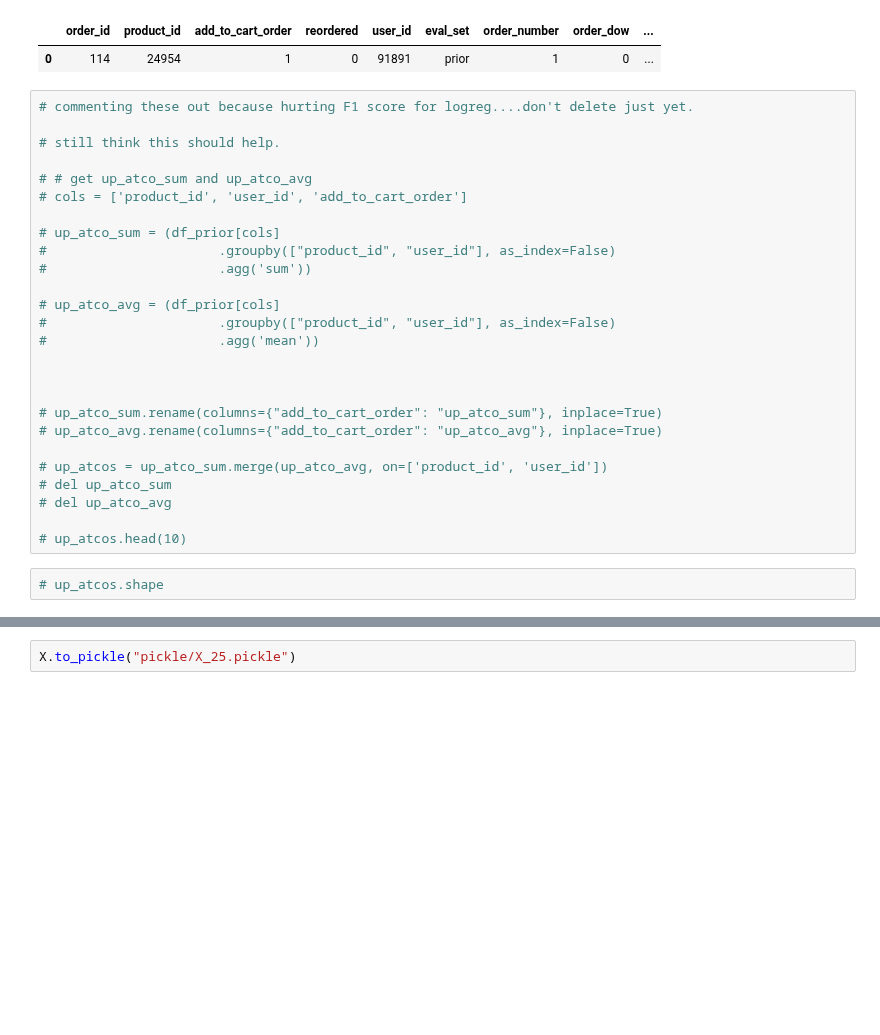
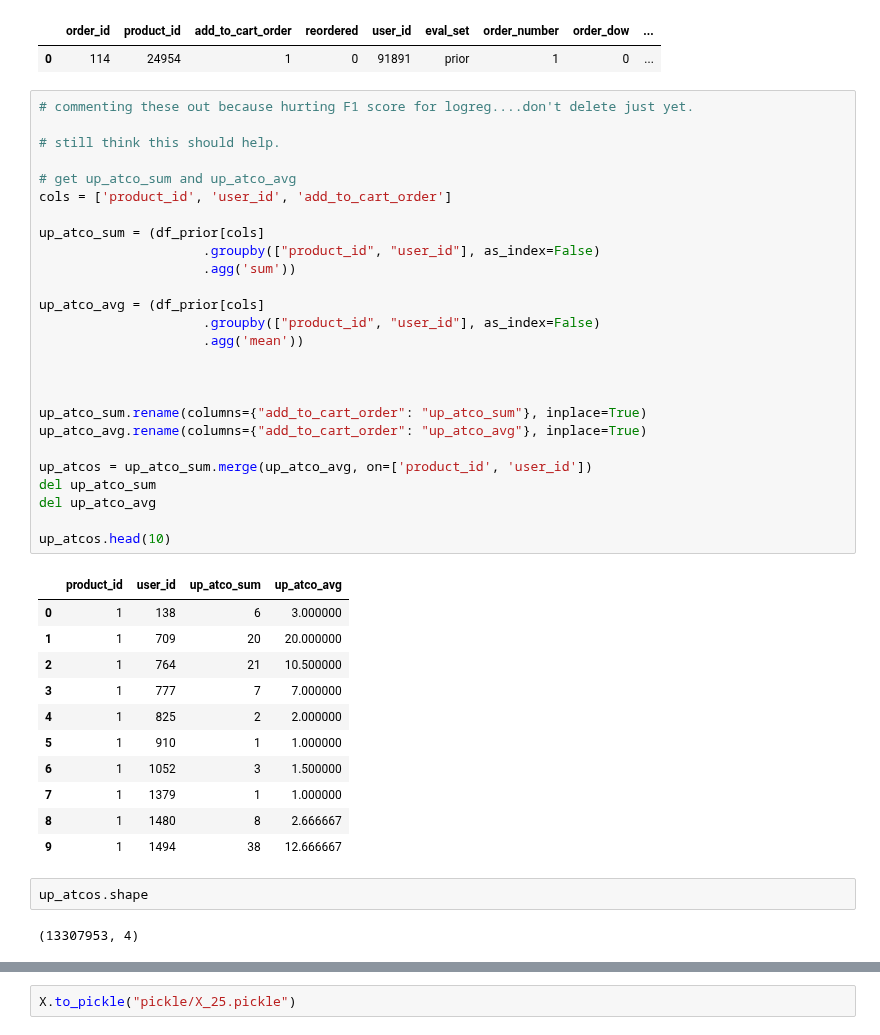
Before and after one commit to edubu2/metis-project3, a Jupyter notebook: code/feature_engineering_3.ipynb, the cells around one changed output, grey strips where cells are left out. Drawn from its saved outputs; the diff is of its cells as text; blank space fills up the shorter version.

```diff
--- a/code/feature_engineering_3.ipynb
+++ b/code/feature_engineering_3.ipynb
@@ -217,29 +234,43 @@ df_prior.head(1)
 # %%
 # commenting these out because hurting F1 score for logreg....don't delete just yet.
 
 # still think this should help.
 
-# # get up_atco_sum and up_atco_avg
-# cols = ['product_id', 'user_id', 'add_to_cart_order']
+# get up_atco_sum and up_atco_avg
+cols = ['product_id', 'user_id', 'add_to_cart_order']
 
-# up_atco_sum = (df_prior[cols]
-#                      .groupby(["product_id", "user_id"], as_index=False)
-#                      .agg('sum'))
+up_atco_sum = (df_prior[cols]
+                     .groupby(["product_id", "user_id"], as_index=False)
+                     .agg('sum'))
 
-# up_atco_avg = (df_prior[cols]
-#                      .groupby(["product_id", "user_id"], as_index=False)
-#                      .agg('mean'))
+up_atco_avg = (df_prior[cols]
+                     .groupby(["product_id", "user_id"], as_index=False)
+                     .agg('mean'))
 
 
 
-# up_atco_sum.rename(columns={"add_to_cart_order": "up_atco_sum"}, inplace=True)
-# up_atco_avg.rename(columns={"add_to_cart_order": "up_atco_avg"}, inplace=True)
+up_atco_sum.rename(columns={"add_to_cart_order": "up_atco_sum"}, inplace=True)
+up_atco_avg.rename(columns={"add_to_cart_order": "up_atco_avg"}, inplace=True)
 
-# up_atcos = up_atco_sum.merge(up_atco_avg, on=['product_id', 'user_id'])
-# del up_atco_sum
-# del up_atco_avg
+up_atcos = up_atco_sum.merge(up_atco_avg, on=['product_id', 'user_id'])
+del up_atco_sum
+del up_atco_avg
 
-# up_atcos.head(10)
+up_atcos.head(10)
+# %% [output]
+|  | product_id | user_id | up_atco_sum | up_atco_avg |
+| 0 | 1 | 138 | 6 | 3.000000 |
+| 1 | 1 | 709 | 20 | 20.000000 |
+| 2 | 1 | 764 | 21 | 10.500000 |
+| 3 | 1 | 777 | 7 | 7.000000 |
+| 4 | 1 | 825 | 2 | 2.000000 |
+| 5 | 1 | 910 | 1 | 1.000000 |
+| 6 | 1 | 1052 | 3 | 1.500000 |
+| 7 | 1 | 1379 | 1 | 1.000000 |
+| 8 | 1 | 1480 | 8 | 2.666667 |
+| 9 | 1 | 1494 | 38 | 12.666667 |
 # %%
-# up_atcos.shape
+up_atcos.shape
+# %% [output]
+(13307953, 4)
 # %%
```
Also changed, not shown: parts of 12 cells of this notebook.
